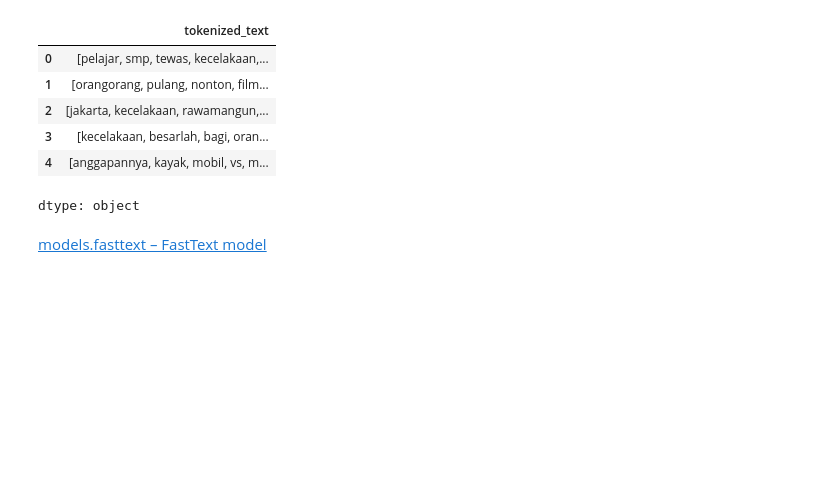
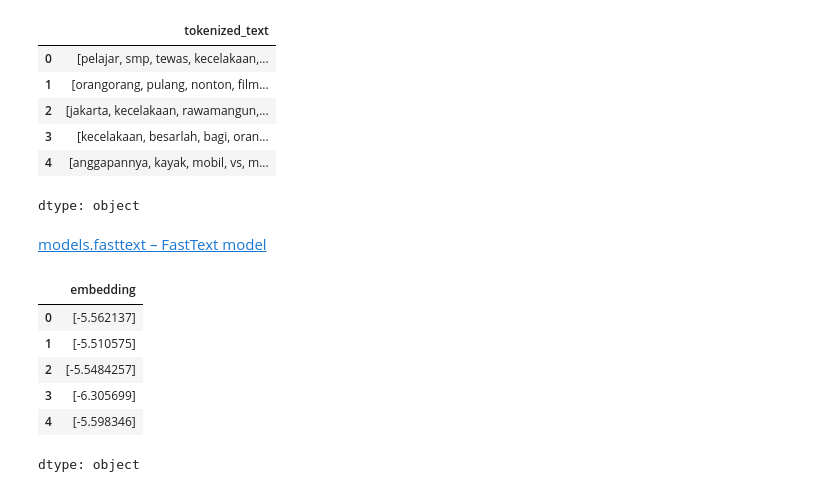
Before and after one commit to akdubey2k/NLP, a Jupyter notebook: NLP_11_Text_Classifier_FastText.ipynb, the cells around one changed output. Drawn from its saved outputs; the diff is of its cells as text; code cells hidden in the pictures; blank space fills up the shorter version.

```diff
--- a/NLP_11_Text_Classifier_FastText.ipynb
+++ b/NLP_11_Text_Classifier_FastText.ipynb
@@ -195,3 +193,14 @@ def get_avg_word_vector(text, model):
 # %%
 # Apply the function to get average FastText embeddings for each document
 df['embedding'] = df['tokenized_text'].apply(lambda x: get_avg_word_vector(x, fasttext_model))
+# %%
+# Check embedding results
+df['embedding'].head()
+# %% [output]
+|  | embedding |
+| 0 | [-5.562137] |
+| 1 | [-5.510575] |
+| 2 | [-5.5484257] |
+| 3 | [-6.305699] |
+| 4 | [-5.598346] |
+dtype: object
```
Also changed, not shown: parts of 1 cell of this notebook.
